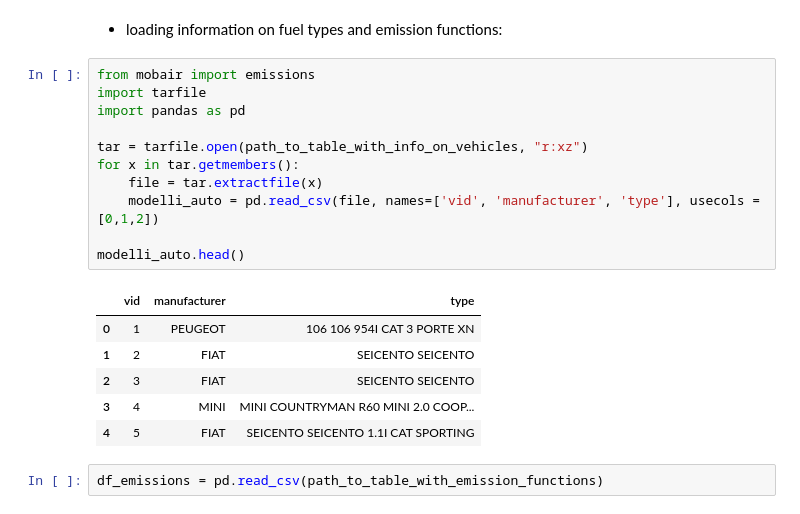
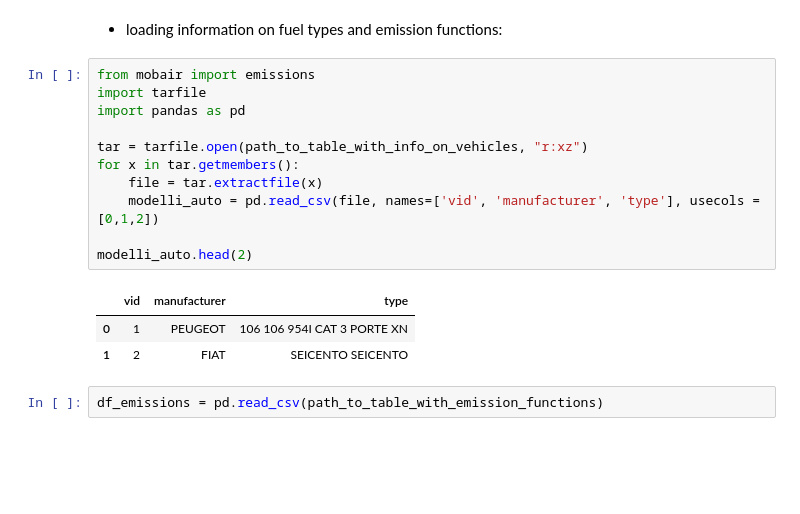
Before and after one commit to matteoboh/mobility_emissions, a Jupyter notebook: notebooks/example_in_Rome.ipynb, the cells around one changed output. Cells and saved outputs as stored; diff of their text form; blank space fills up the shorter version.

```diff
--- a/notebooks/example_in_Rome.ipynb
+++ b/notebooks/example_in_Rome.ipynb
@@ -127,21 +114,18 @@ ftdf_final.head(9)
 # %%
 from mobair import emissions
 import tarfile
 import pandas as pd
 
 tar = tarfile.open(path_to_table_with_info_on_vehicles, "r:xz")
 for x in tar.getmembers():
     file = tar.extractfile(x)
     modelli_auto = pd.read_csv(file, names=['vid', 'manufacturer', 'type'], usecols = [0,1,2])
 
-modelli_auto.head()
+modelli_auto.head(2)
 # %% [output]
 |  | vid | manufacturer | type |
 | 0 | 1 | PEUGEOT | 106 106 954I CAT 3 PORTE XN |
 | 1 | 2 | FIAT | SEICENTO SEICENTO |
-| 2 | 3 | FIAT | SEICENTO SEICENTO |
-| 3 | 4 | MINI | MINI COUNTRYMAN R60 MINI 2.0 COOP... |
-| 4 | 5 | FIAT | SEICENTO SEICENTO 1.1I CAT SPORTING |
 # %%
 df_emissions = pd.read_csv(path_to_table_with_emission_functions)
 # %% [markdown]
```
Also changed, not shown: parts of 9 cells of this notebook, 3 other files.
